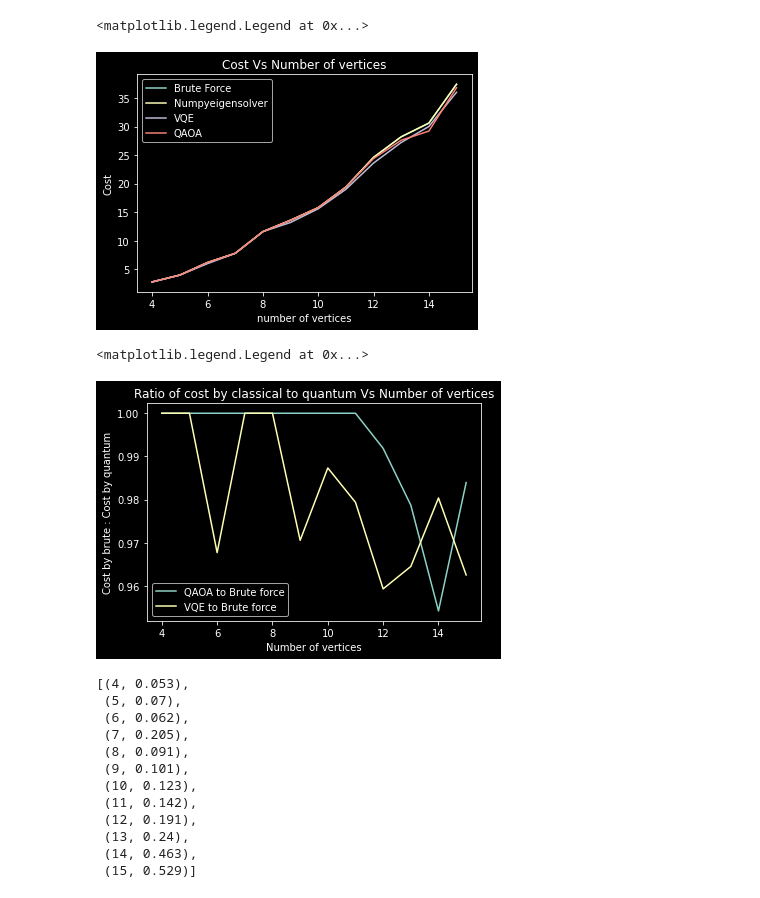
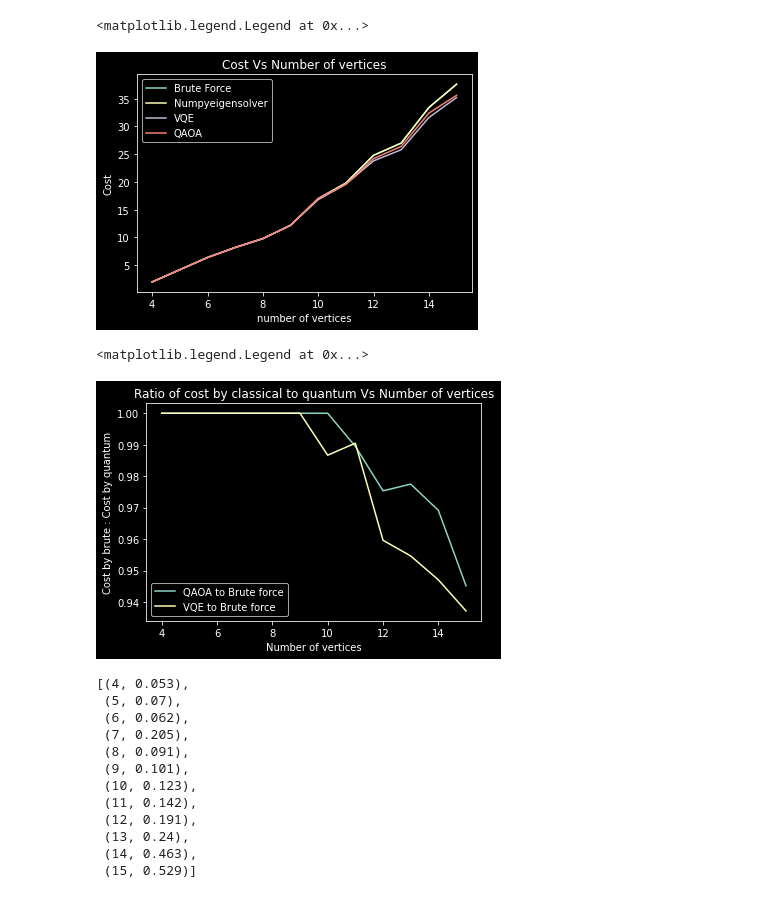
Before and after one commit to chit38/Benchmarking-Quantum-Algorithms-for-Combinatorial-Optimization-Problems, a Jupyter notebook: MaxCut_problem.ipynb, the cells around one changed output. Cells and saved outputs as stored; diff of their text form; code cells hidden in the pictures.

```diff
--- a/MaxCut_problem.ipynb
+++ b/MaxCut_problem.ipynb
@@ -16,4 +16,5 @@ from docplex.mp.model import Model
 # %%
 from qiskit import IBMQ
 provider = IBMQ.load_account()
-backend = provider.get_backend('ibmq_qasm_simulator')
+#backend = provider.get_backend('ibmq_qasm_simulator')
+backend = Aer.get_backend('qasm_simulator')
@@ -107,12 +107,15 @@ def using_grover(n,adj_matrix):
 def main_function(n1,n2):
     cost_vs_n = list()
     time_vs_n = list()
+    ratio_vs_n = list()
     cost_brute = list()
     cost_numpy = list()
     cost_qaoa = list()
     cost_vqe = list()
     time_brute = list()
     time_numpy = list()
+    ratio_qaoa = list()
+    ratio_vqe = list()
     print( "n & brute_force & Numpysolver & QAOA & VQE")
     for i in range(n1,n2):
         for j in range(5):
@@ -131,13 +134,18 @@ def main_function(n1,n2):
 
             cost_vqe.append(using_vqe(i,adj_matrix))
 
+            ratio_qaoa.append(cost_qaoa[j]/cost_brute[j])
+            ratio_vqe.append(cost_vqe[j]/cost_brute[j])
+
         (n, cb, cn, cq, cv) = (i, sum(cost_brute)/5.0, sum(cost_numpy)/5.0, sum(cost_qaoa)/5.0, sum(cost_vqe)/5.0)
         (n, tb, tn) = (i, sum(time_brute)/5.0, sum(time_numpy)/5.0)
+        (n, rq, rv) = (i, sum(ratio_qaoa)/5.0, sum(ratio_vqe)/5.0)
 
-        print(n,'&', cb, '&', tb, '&', cn, '&', tn, '&', cq, '&', '&', cv, '&')
+        print(n,'&', cb, '&', tb, '&', cn, '&', tn, '&', cq, '&', '&', cv, '&', rq, rv )
 
         cost_vs_n.append((n, cb, cn, cq, cv))
         time_vs_n.append((n, tb, tn))
+        ratio_vs_n.append((n, rq, rv))
 
         cost_brute.clear()
         cost_numpy.clear()
@@ -145,6 +153,8 @@ def main_function(n1,n2):
         cost_vqe.clear()
         time_brute.clear()
         time_numpy.clear()
+        ratio_qaoa.clear()
+        ratio_vqe.clear()
 
     return cost_vs_n, time_vs_n
 # %%
@@ -181,21 +191,23 @@ plt.plot(n, cq, label = 'QAOA')
 plt.legend()
 # %% [output]
 <matplotlib.legend.Legend at 0x...>
-[figure, old version]
+[figure, new version]
+# %%
+ratio_vs_n = [(4, 1.0, 1.0), (5, 1.0, 1.0), (6, 1.0, 1.0), (7, 1.0, 1.0), (8, 1.0, 1.0), (9, 1.0, 1.0), (10, 1.0, 0.9866666666666667), (11, 0.9894736842105264, 0.9904761904761905), (12, 0.9753333333333334, 0.9596153846153846), (13, 0.9774725274725276, 0.9546419098143236), (14, 0.9691287878787879, 0.9470413595413596), (15, 0.9451483913403418, 0.9371630433549939)]
 # %%
 ratio = list()
 for i in range(4,16):
     ratio.append((i, cost_vs_n[i-4][3]/cost_vs_n[i-4][1], cost_vs_n[i-4][4]/cost_vs_n[i-4][1]))
 plt.title("Ratio of cost by classical to quantum Vs Number of vertices")
 plt.ylabel("Cost by brute : Cost by quantum")
 plt.xlabel("Number of vertices")
-n, rq, rv = zip(*ratio)
+n, rq, rv = zip(*ratio_vs_n)
 plt.plot(n, rq, label = 'QAOA to Brute force')
 plt.plot(n, rv, label = 'VQE to Brute force')
 plt.legend()
 # %% [output]
 <matplotlib.legend.Legend at 0x...>
-[figure, old version]
+[figure, new version]
 # %%
 time_vs_n_qaoa = list([(4, 0.053),
  (5, 0.07),
```
Also changed, not shown: parts of 3 cells of this notebook, 1 other file.
